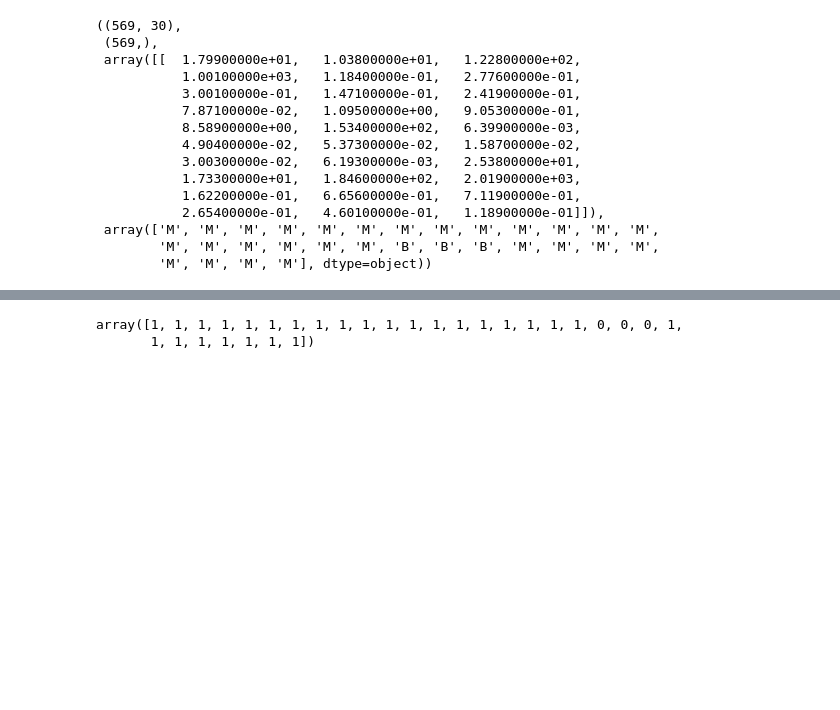
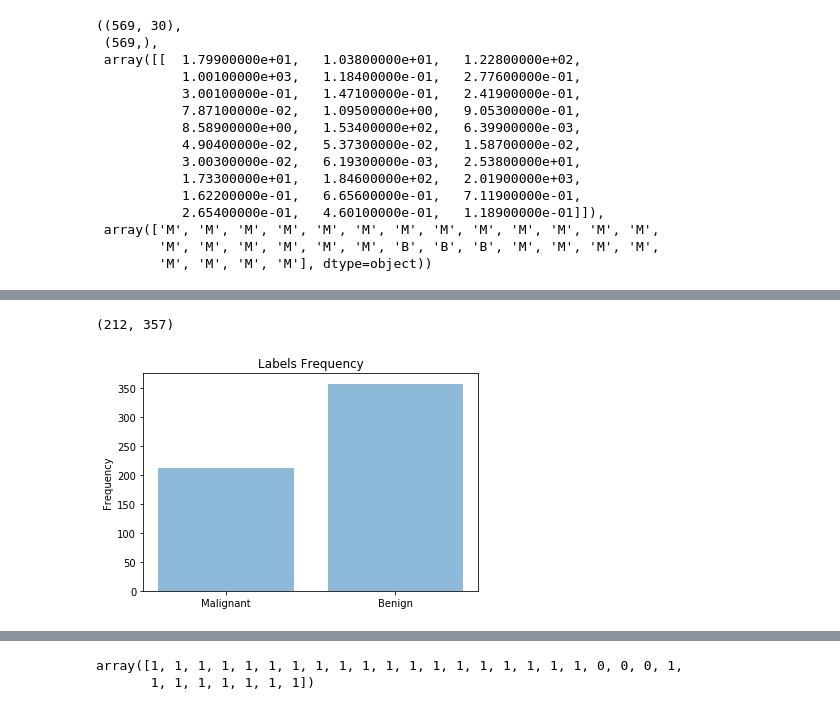
Before and after one commit to akbargumbira/LogisticRegression, a Jupyter notebook: demo_breast_cancer_wisconsin.ipynb, the cells around one changed output, grey strips where cells are left out. Cells and saved outputs as stored; diff of their text form; code cells hidden in the pictures; blank space fills up the shorter version.

```diff
--- a/demo_breast_cancer_wisconsin.ipynb
+++ b/demo_breast_cancer_wisconsin.ipynb
@@ -31,0 +45,15 @@ x.shape, _y.shape, x[:1], _y[:30]
+# %%
+# See the labels stats
+classes = ('Malignant', 'Benign')
+y_pos = np.arange(len(classes))
+n_M = len(np.where(_y == 'M')[0])
+n_B = len(np.where(_y == 'B')[0])
+print (n_M, n_B)
+plt.bar(y_pos, [n_M, n_B], align='center', alpha=0.5)
+plt.xticks(y_pos, classes)
+plt.ylabel('Frequency')
+plt.title('Labels Frequency')
+plt.show()
+# %% [output]
+(212, 357)
+[figure, added]
```
Also changed, not shown: parts of 7 cells of this notebook, 1 other file.
